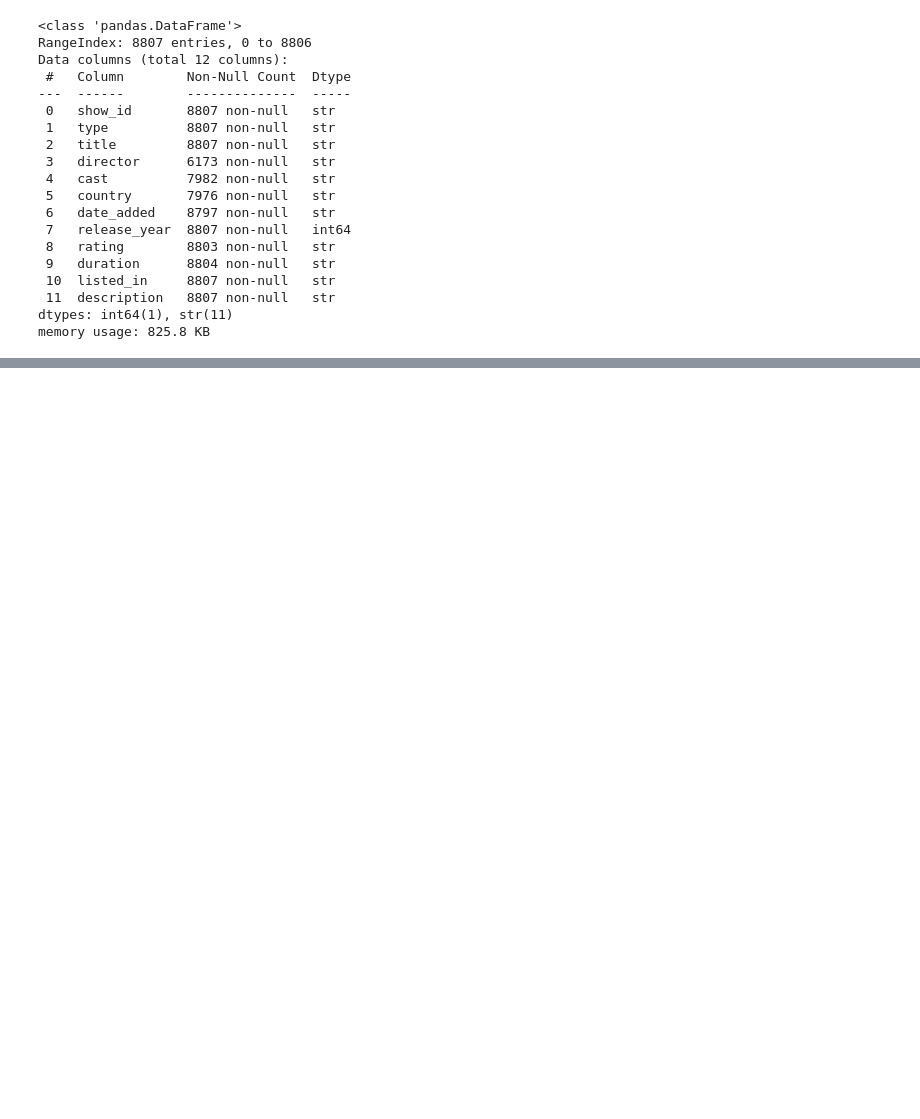
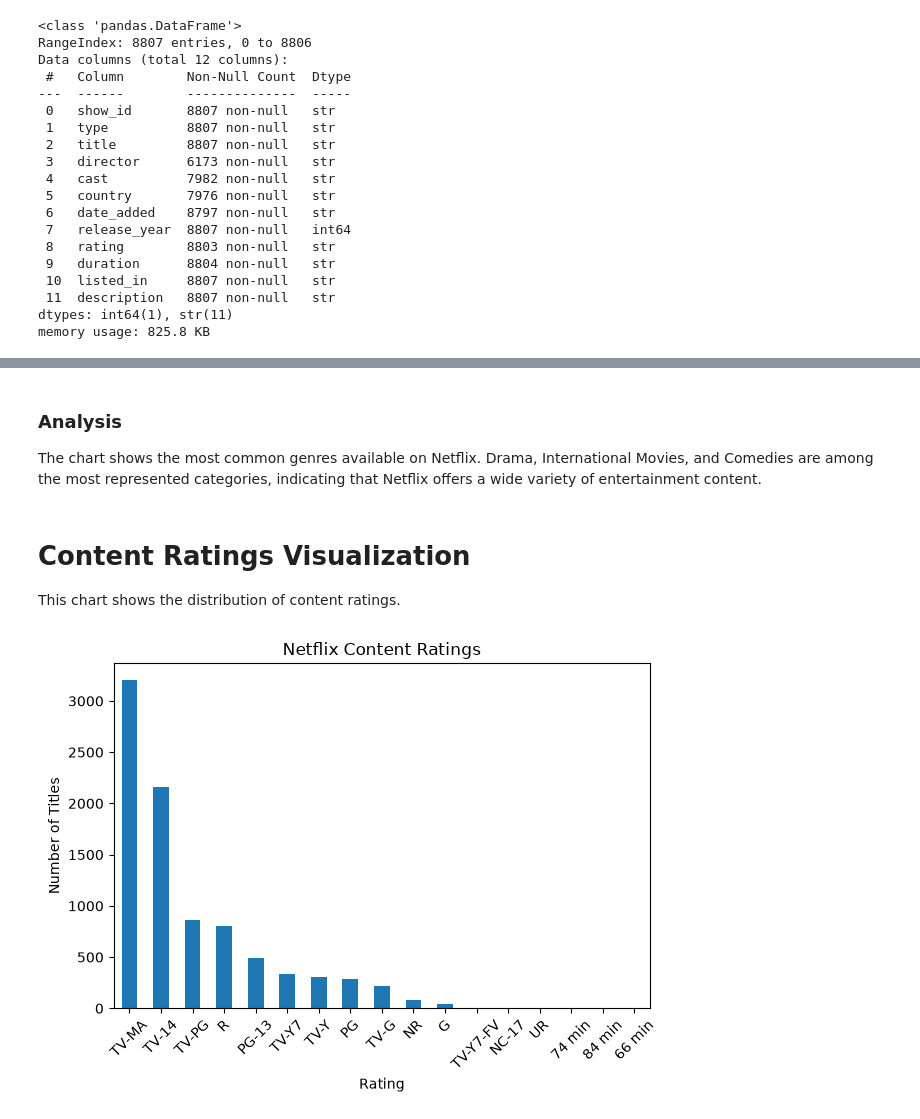
Before and after one commit to Woxnkr/netflix-data-analysis, a Jupyter notebook: notebook/netflix_analysis.ipynb, the cells around one changed output, grey strips where cells are left out. Cells and saved outputs as stored; diff of their text form; code cells hidden in the pictures; blank space fills up the shorter version.

```diff
--- a/notebook/netflix_analysis.ipynb
+++ b/notebook/netflix_analysis.ipynb
@@ -45,0 +221,6 @@ memory usage: 825.8 KB
+# %%
+# Count content ratings
+ratings = df["rating"].value_counts()
+
+# Display the result
+ratings
@@ -45,0 +348,25 @@ memory usage: 825.8 KB
+# %% [markdown]
+### Analysis
+
+The chart shows the most common genres available on Netflix. Drama, International Movies, and Comedies are among the most represented categories, indicating that Netflix offers a wide variety of entertainment content.
+# %% [markdown]
+# Content Ratings Visualization
+
+This chart shows the distribution of content ratings.
+# %%
+# Create a bar chart
+ratings.plot(kind="bar")
+
+plt.title("Netflix Content Ratings")
+plt.xlabel("Rating")
+plt.ylabel("Number of Titles")
+
+plt.xticks(rotation=45)
+
+plt.tight_layout()
+
+plt.savefig("../images/content_ratings.png", dpi=300)
+
+plt.show()
+# %% [output]
+[figure, added]
```
Also changed, not shown: parts of 47 cells of this notebook, 1 other file.
